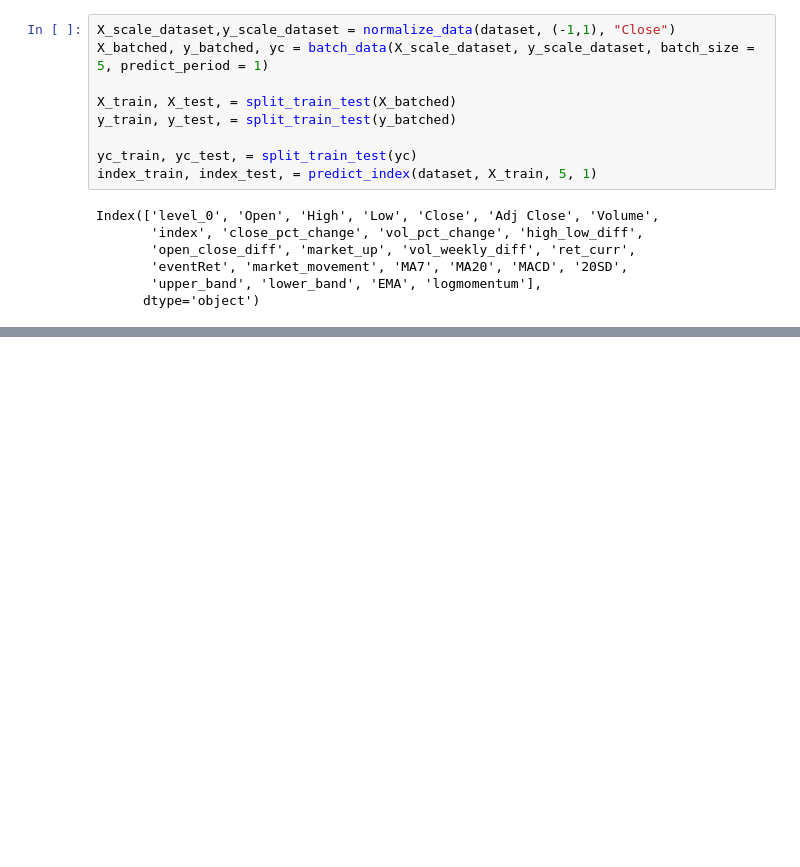
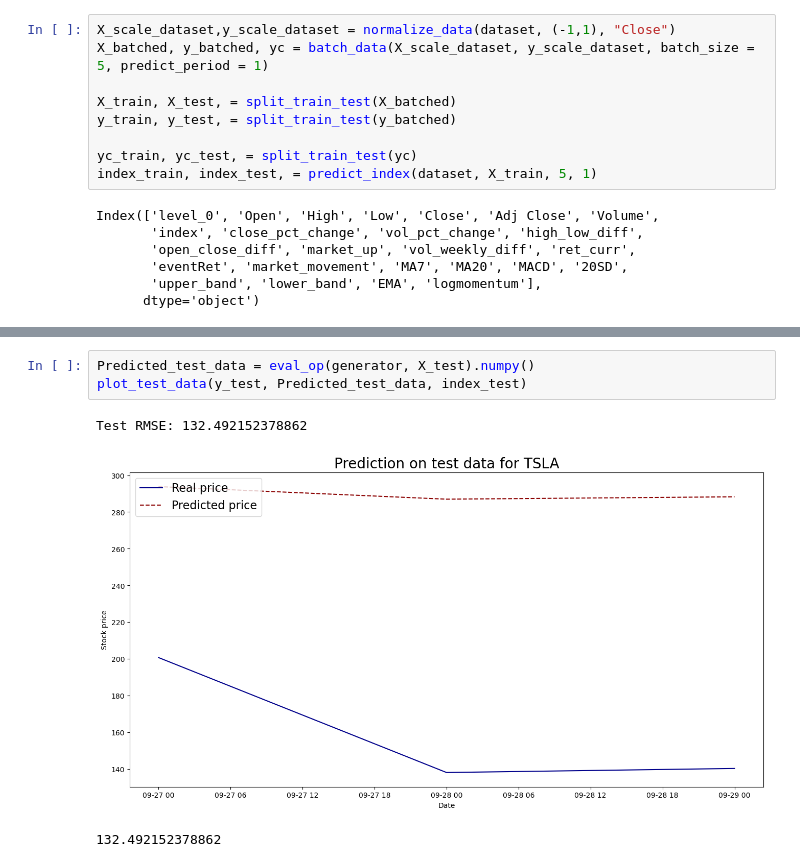
Before and after one commit to rushibankar3/Stock-market-sentiment-Analysis, a Jupyter notebook: stock_prediction.ipynb, the cells around one changed output, grey strips where cells are left out. Drawn from its saved outputs; the diff is of its cells as text; blank space fills up the shorter version.

```diff
--- a/stock_prediction.ipynb
+++ b/stock_prediction.ipynb
@@ -733,0 +1069,7 @@ output_dim = y_train.shape[1]
+# %%
+Predicted_test_data = eval_op(generator, X_test).numpy()
+plot_test_data(y_test, Predicted_test_data, index_test)
+# %% [output]
+Test RMSE: 132.492152378862
+[figure, added]
+132.492152378862
```
Also changed, not shown: parts of 32 cells of this notebook, 2 other files.
